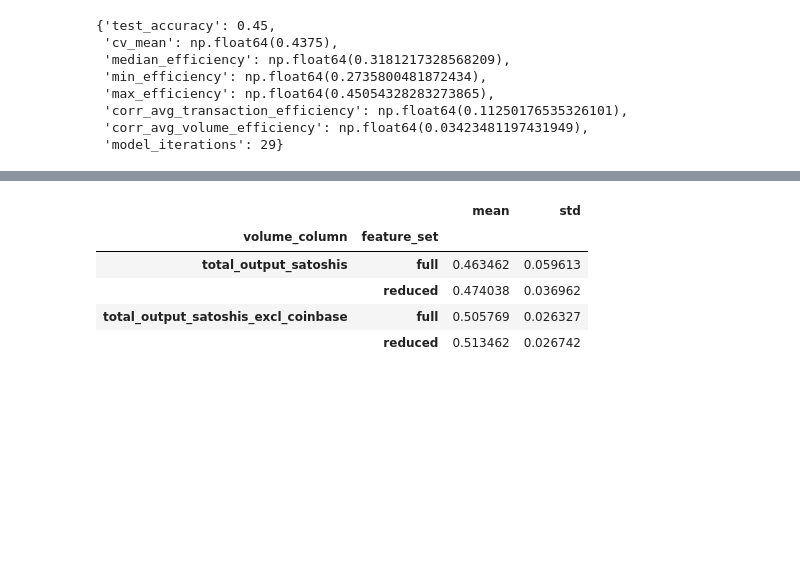
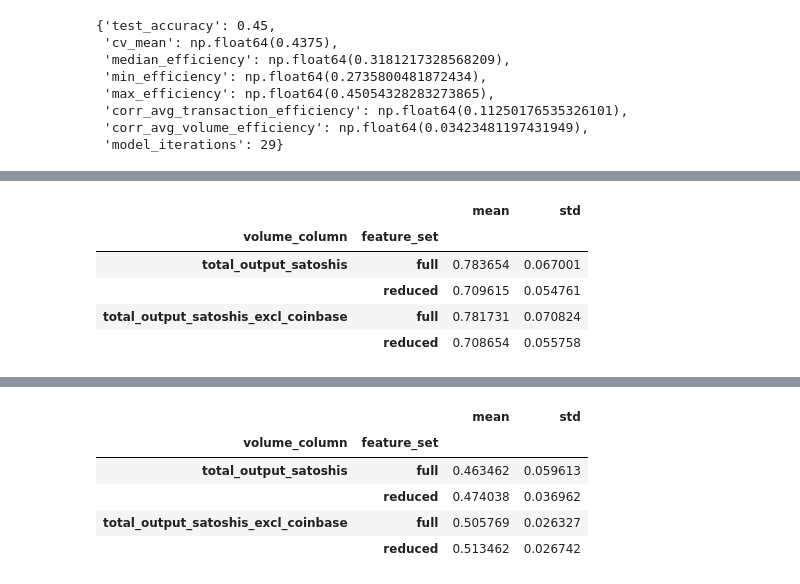
Before and after one commit to Kwokym111/poai_simulation, a Jupyter notebook: src/preprocess.ipynb, the cells around one changed output, grey strips where cells are left out. Saved outputs shown, nothing was run; the diff lists cells and outputs as text; code cells hidden in the pictures; blank space fills up the shorter version.

```diff
--- a/src/preprocess.ipynb
+++ b/src/preprocess.ipynb
@@ -315,14 +324,15 @@ final_results
 # %%
+# Ratio of Means
 seeds = [1, 3, 15, 17, 25, 29, 30, 36, 42, 50, 51, 67, 100]
-diff_seed_results_df = []
+diff_seed_results_df_RoM = []
 for seed in seeds:
-    diff_seed_results_df.append(preprocess_and_test(df, seed, "total_output_satoshis_excl_coinbase", "ratio_of_means", "neighbor_gap", "full"))
-    diff_seed_results_df.append(preprocess_and_test(df, seed, "total_output_satoshis_excl_coinbase", "ratio_of_means", "neighbor_gap", "reduced"))
-    diff_seed_results_df.append(preprocess_and_test(df, seed, "total_output_satoshis", "ratio_of_means", "neighbor_gap", "full"))
-    diff_seed_results_df.append(preprocess_and_test(df, seed, "total_output_satoshis", "ratio_of_means", "neighbor_gap", "reduced"))
+    diff_seed_results_df_RoM.append(preprocess_and_test(df, seed, "total_output_satoshis_excl_coinbase", "ratio_of_means", "neighbor_gap", "full"))
+    diff_seed_results_df_RoM.append(preprocess_and_test(df, seed, "total_output_satoshis_excl_coinbase", "ratio_of_means", "neighbor_gap", "reduced"))
+    diff_seed_results_df_RoM.append(preprocess_and_test(df, seed, "total_output_satoshis", "ratio_of_means", "neighbor_gap", "full"))
+    diff_seed_results_df_RoM.append(preprocess_and_test(df, seed, "total_output_satoshis", "ratio_of_means", "neighbor_gap", "reduced"))
 
-diff_seed_final_results = pd.concat(diff_seed_results_df, ignore_index=True)
-diff_seed_final_results
+diff_seed_final_results_RoM = pd.concat(diff_seed_results_df_RoM, ignore_index=True)
+diff_seed_final_results_RoM
 # %% [output]
 |  | seed | feature_set | volume_column | test_accuracy | cv_mean | median_efficiency | min_efficiency | ... |
 | 0 | 1 | full | total_output_satoshis_excl_coinbase | 0.75 | 0.8000 | 0.107405 | 0.098501 | ... |
@@ -341,4 +351,13 @@ diff_seed_final_results
 | 49 | 100 | reduced | total_output_satoshis_excl_coinbase | 0.60 | 0.7250 | 0.107405 | 0.098501 | ... |
 | 50 | 100 | full | total_output_satoshis | 0.75 | 0.8500 | 0.107153 | 0.098291 | ... |
 | 51 | 100 | reduced | total_output_satoshis | 0.60 | 0.7250 | 0.107153 | 0.098291 | ... |
+# %%
+diff_seed_final_results_RoM.groupby(['volume_column', 'feature_set'])['cv_mean'].agg(['mean', 'std'])
+# %% [output]
+|  |  | mean | std |
+| volume_column | feature_set |  |  |
+| total_output_satoshis | full | 0.783654 | 0.067001 |
+|  | reduced | 0.709615 | 0.054761 |
+| total_output_satoshis_excl_coinbase | full | 0.781731 | 0.070824 |
+|  | reduced | 0.708654 | 0.055758 |
 # %%
```
Also changed, not shown: parts of 3 cells of this notebook.
